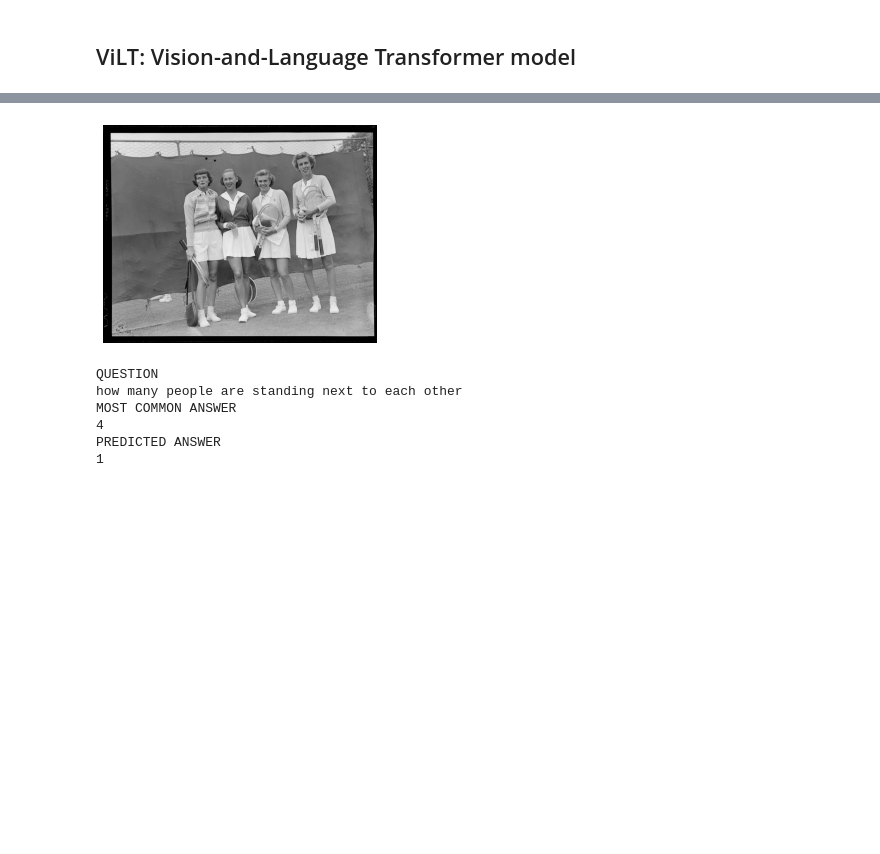
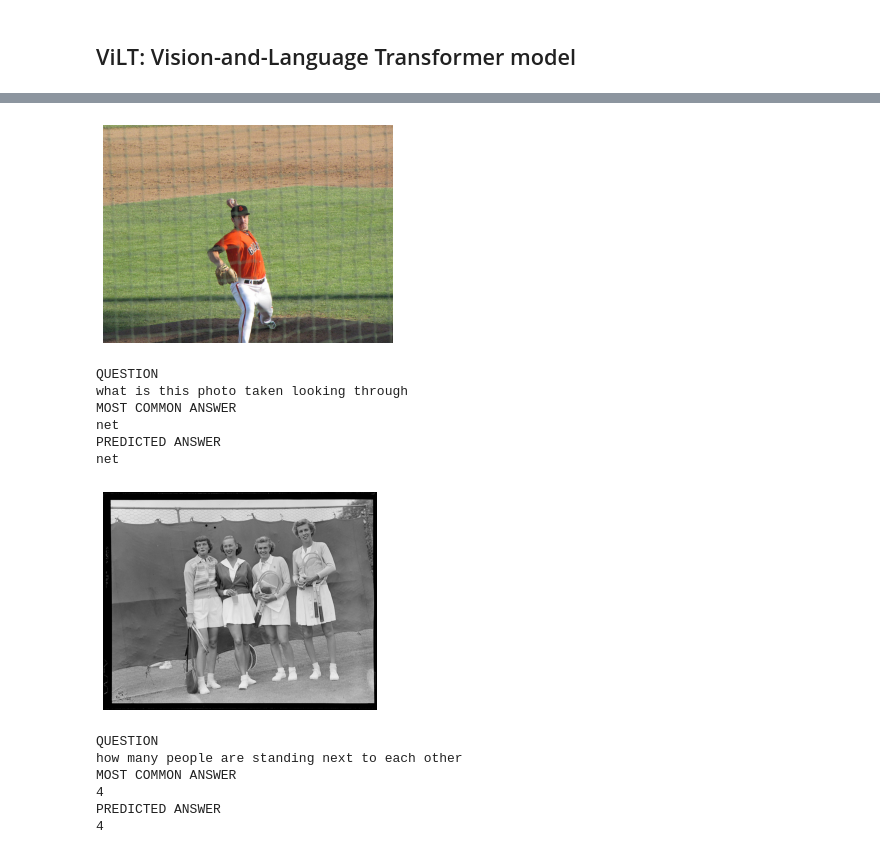
Before and after one commit to PatrizioPerugini/Visual_QA_deep_learning, a Jupyter notebook: Visual_QA_Coeus.ipynb, the cells around one changed output, grey strips where cells are left out. Drawn from its saved outputs; the diff is of its cells as text; code cells hidden in the pictures; blank space fills up the shorter version.

Commit message:
experiment's here

```diff
--- a/Visual_QA_Coeus.ipynb
+++ b/Visual_QA_Coeus.ipynb
@@ -887,7 +901,7 @@ class HParams2():
 class VQA_Dataset2(Dataset):
     def __init__(self, VQA, av_w2id, embedding_strategy, loss_strategy):
         assert(embedding_strategy in ["simple","with_type"])
-        assert(loss_strategy in ["simple","human_like"])
+        assert(loss_strategy in ["simple","human_like1","human_like2"])
         self.data = self.make_data(VQA, av_w2id, embedding_strategy, loss_strategy)
 
     def make_data(self, VQA, av_w2id, embedding_strategy, loss_strategy):
@@ -910,7 +924,7 @@ class VQA_Dataset2(Dataset):
             img_pth = VQA.get_img_from_id(img_id)
             imgs[img_id] = imgs.get(img_id, Image.open(img_pth).convert('RGB'))
             item["img"] = imgs[img_id]
-            if loss_strategy == "human_like":
+            if loss_strategy != "simple":
                 item["all_answers"] = [av_w2id.get(ans["answer"], av_l) for ans in VQA.qa[k]["answers"]]
             item["answer"] = av_w2id.get(
                 VQA.qa[k]["multiple_choice_answer"], av_l)
@@ -966,7 +980,7 @@ class VQA_DataModule2(pl.LightningDataModule):
         batch_out["id"] = [sample["id"] for sample in batch]
         batch_out["answer"] = torch.as_tensor(
             [sample["answer"] for sample in batch])
-        if self.hparams.loss_strategy == "human_like":
+        if self.hparams.loss_strategy != "simple":
             batch_out["all_answers"] = [sample["all_answers"] for sample in batch]
         batch_out["img"] = [sample["img"] for sample in batch]
         batch_out["question"] = [sample["question"] for sample in batch]
@@ -1144,0 +1360,33 @@ Epoch 2, global step 111: 'avg_val_loss' reached 4.96116 (best 4.96116), saving
+# %%
+hparams2 = asdict(HParams2())
+hparams2["prediction_strategy_top"] = 1 # choose the number of k to use a top-k prediction method
+hparams2["embedding_strategy"] = "with_type" # choose between "simple" and "with_type"
+hparams2["loss_strategy"] = "human_like1" # choose between "simple" and "human_like1" and "human_like2"
+data2 = VQA_DataModule2(hparams2, train_VQA, val_VQA, av_w2id, av_id2w)
+model_vilt = VQA_ViLT(hparams2)
+experiment_name = "ViLT"
+log_version = "ex7_with_type_humanlike1_top1"
+logger = CSVLogger("logs", name=experiment_name, version=log_version)
+epochs = 100
+# we monitor and track avg_val_loss to save the best model and apply EarlyStopping
+metric_to_monitor = "avg_val_loss"
+mode = "min"  # you want to maximixe or minimize the metric?
+early_stop_callback = EarlyStopping(
+    monitor=metric_to_monitor, mode=mode, min_delta=0.00, patience=8, verbose=True)
+checkpoint_callback = ModelCheckpoint(
+    save_top_k=1,
+    monitor=metric_to_monitor,
+    mode=mode,
+    dirpath="models",
+    filename=experiment_name+"_"+log_version+"-{epoch:02d}-{avg_val_loss:.4f}",
+    verbose=True
+)
+# the trainer collect all the useful informations so far for the training
+n_gpus = 1 if torch.cuda.is_available() else 0
+trainer_vilt = pl.Trainer(logger=logger,
+                     max_epochs=epochs,
+                     log_every_n_steps=1,
+                     gpus=n_gpus,
+                     callbacks=[early_stop_callback, checkpoint_callback],
+                     num_sanity_val_steps=0)
+trainer_vilt.fit(model_vilt,data2)
@@ -1144,0 +1425,4 @@ Epoch 2, global step 111: 'avg_val_loss' reached 4.96116 (best 4.96116), saving
+# %%
+best_ckpt = "models/ViLT_ex7_with_type_humanlike1_top1-epoch=18-avg_val_loss=1.2612.ckpt"
+model_vilt = VQA_ViLT.load_from_checkpoint(best_ckpt, strict=True)
+ans_types2, scores2 = evaluate_performances(model_vilt, data2, on_train_set=False, need_device= False)
@@ -1157,13 +1453,20 @@ Final score: 0.49566666666666664
 # %%
-print_item_pred(data2, model_vilt, [131366000], on_train_set=True, need_device= False)
+print_item_pred(data2, model_vilt, [131366000,458752000], on_train_set=True, need_device= False)
 # %% [output]
-[figure, old version]
+[figure, new version]
 QUESTION
-how many people are standing next to each other
+what is this photo taken looking through
 MOST COMMON ANSWER
-4
+net
 PREDICTED ANSWER
-1
+net
+[figure, added]
+QUESTION
+how many people are standing next to each other
+MOST COMMON ANSWER
+4
+PREDICTED ANSWER
+4
 # %% [markdown]
 <img src='https://mistercode.it/wp-content/uploads/2022/05/to-do-g0a679a023_1280.png' width="200" height="100" > ALL THE EXPERIMENTS COLLECTED IN A TABLE AND DISCUSSION ABOUT THESE
 # %%
```
Also changed, not shown: parts of 28 cells of this notebook.
